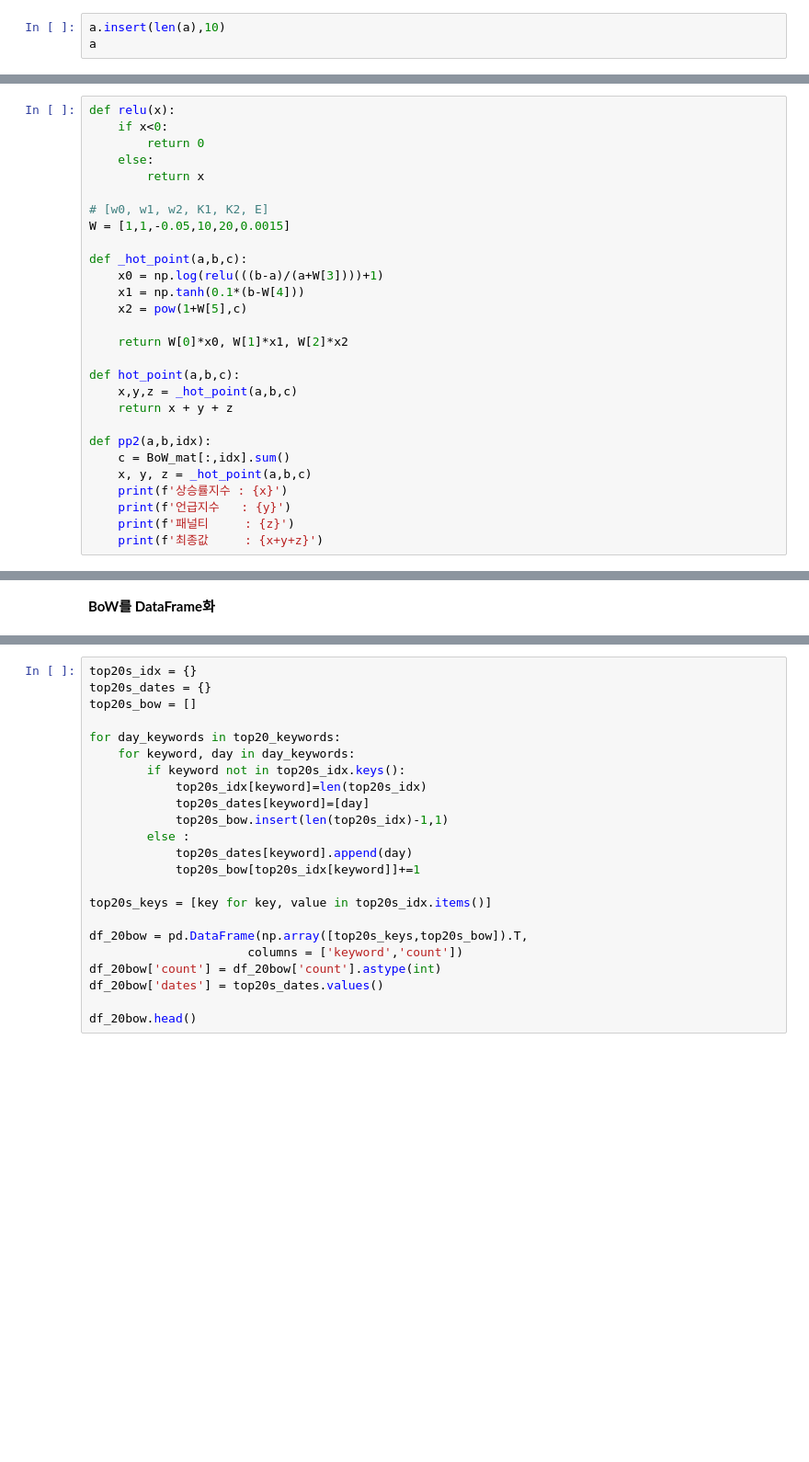
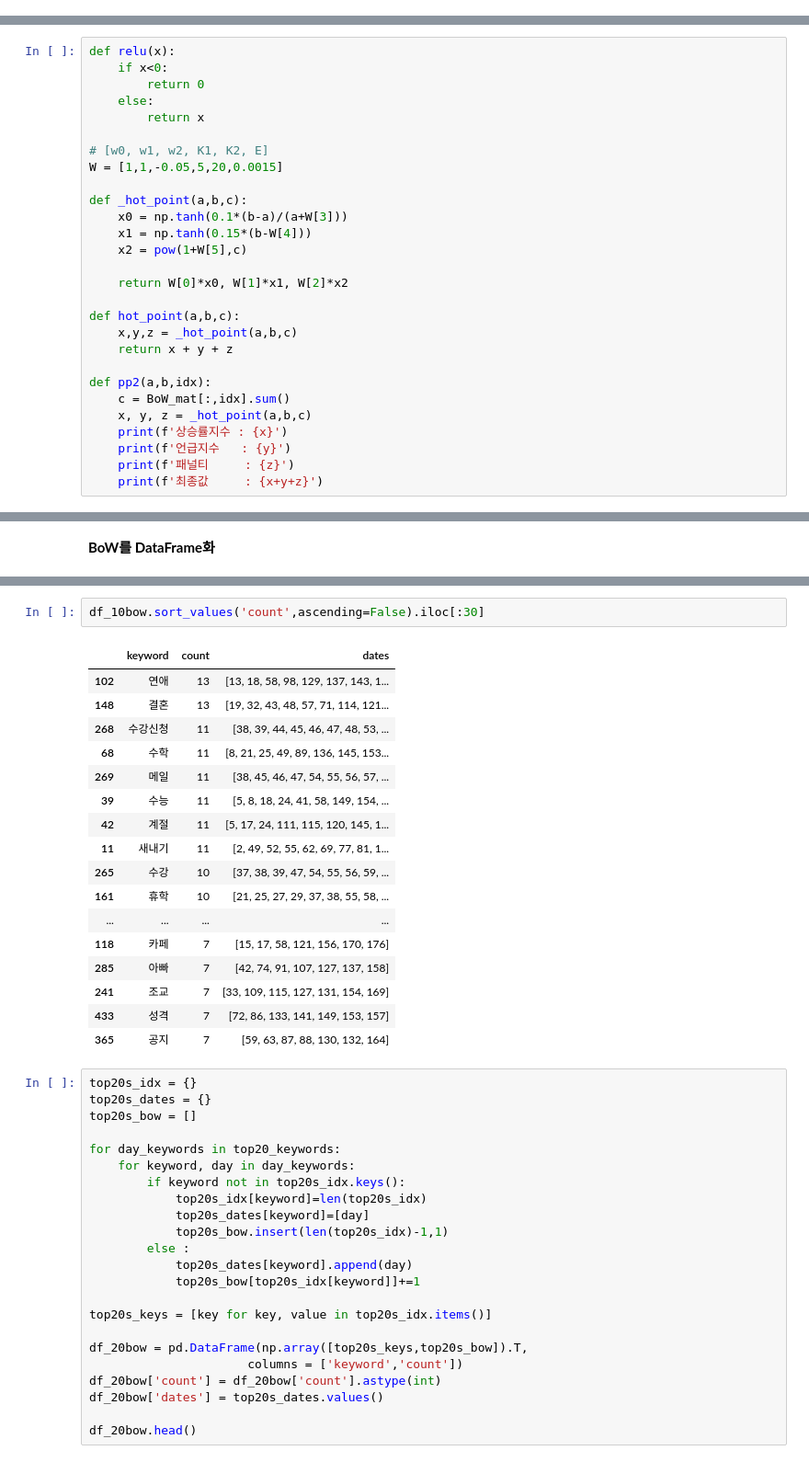
Before and after one commit to JourneyKo/ssodam, a Jupyter notebook: ssodam2021_Find_Specific_Topics.ipynb, the cells around one changed output, grey strips where cells are left out. Shown at 92% size. Cells and saved outputs as stored; diff of their text form; blank space fills up the shorter version.

```diff
--- a/ssodam2021_Find_Specific_Topics.ipynb
+++ b/ssodam2021_Find_Specific_Topics.ipynb
@@ -177,6 +177,3 @@ df.head()
 | 2 | 1082903 | 익게2 | 첫글은 내꼬 | 예비회계사 나다미 | 익명 | 2021-01-01 | 00:00 | 139.0 | 1.0 | 0.0 | ... |
 | 3 | 1082905 | 익게2 | 땡ㅎㅎㅎㅎㅎㅎㅎ | 1등 | 익명 | 2021-01-01 | 00:00 | 39.0 | 0.0 | 0.0 | ... |
 | 4 | 1082906 | 익게2 | 어디 카운트 다운 하는 곳 없냐 | 언제바껴 | 익명 | 2021-01-01 | 00:00 | 84.0 | 0.0 | 0.0 | ... |
-# %%
-a.insert(len(a),10)
-a
@@ -267,11 +262,11 @@ def relu(x):
         return x
 
 # [w0, w1, w2, K1, K2, E]
-W = [1,1,-0.05,10,20,0.0015]
+W = [1,1,-0.05,5,20,0.0015]
 
 def _hot_point(a,b,c):
-    x0 = np.log(relu(((b-a)/(a+W[3])))+1)
-    x1 = np.tanh(0.1*(b-W[4]))
+    x0 = np.tanh(0.1*(b-a)/(a+W[3]))
+    x1 = np.tanh(0.15*(b-W[4]))
     x2 = pow(1+W[5],c)
 
     return W[0]*x0, W[1]*x1, W[2]*x2
@@ -387,3 +382,23 @@ df_10bow.head()
+# %%
+df_10bow.sort_values('count',ascending=False).iloc[:30]
+# %% [output]
+|  | keyword | count | dates |
+| 102 | 연애 | 13 | [13, 18, 58, 98, 129, 137, 143, 1... |
+| 148 | 결혼 | 13 | [19, 32, 43, 48, 57, 71, 114, 121... |
+| 268 | 수강신청 | 11 | [38, 39, 44, 45, 46, 47, 48, 53, ... |
+| 68 | 수학 | 11 | [8, 21, 25, 49, 89, 136, 145, 153... |
+| 269 | 메일 | 11 | [38, 45, 46, 47, 54, 55, 56, 57, ... |
+| 39 | 수능 | 11 | [5, 8, 18, 24, 41, 58, 149, 154, ... |
+| 42 | 계절 | 11 | [5, 17, 24, 111, 115, 120, 145, 1... |
+| 11 | 새내기 | 11 | [2, 49, 52, 55, 62, 69, 77, 81, 1... |
+| 265 | 수강 | 10 | [37, 38, 39, 47, 54, 55, 56, 59, ... |
+| 161 | 휴학 | 10 | [21, 25, 27, 29, 37, 38, 55, 58, ... |
+| ... | ... | ... | ... |
+| 118 | 카페 | 7 | [15, 17, 58, 121, 156, 170, 176] |
+| 285 | 아빠 | 7 | [42, 74, 91, 107, 127, 137, 158] |
+| 241 | 조교 | 7 | [33, 109, 115, 127, 131, 154, 169] |
+| 433 | 성격 | 7 | [72, 86, 133, 141, 149, 153, 157] |
+| 365 | 공지 | 7 | [59, 63, 87, 88, 130, 132, 164] |
 # %%
 top20s_idx = {}
 top20s_dates = {}
```
Also changed, not shown: parts of 7 cells of this notebook, 1 other file.
